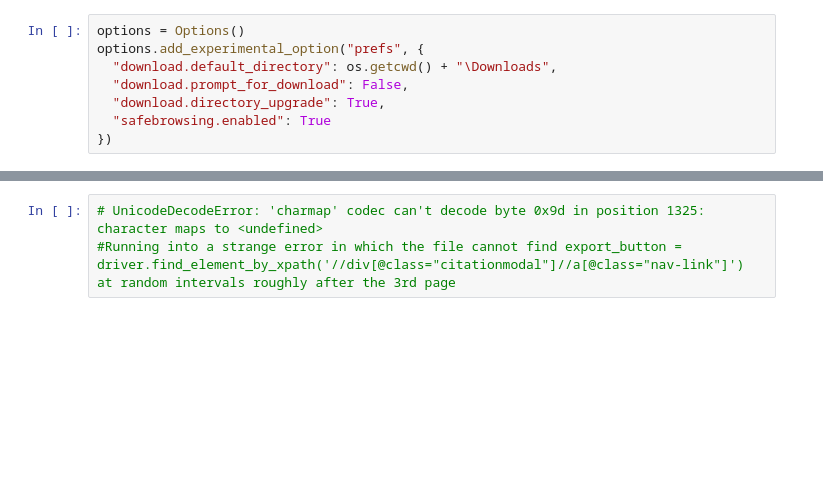
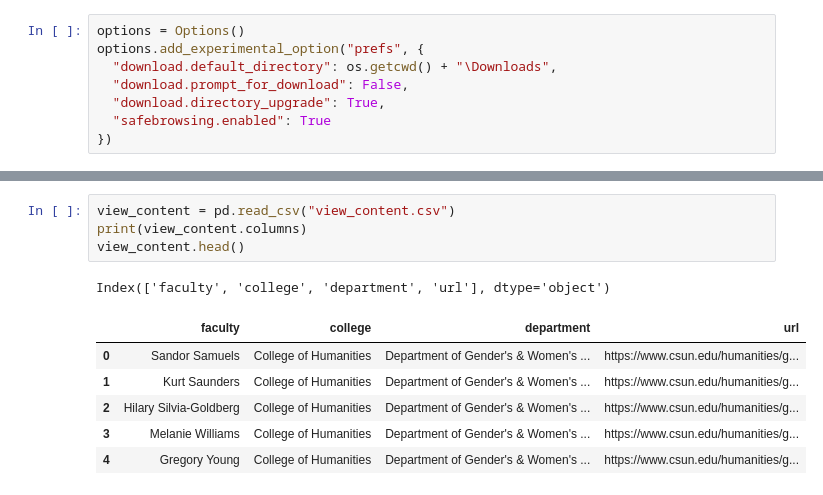
Before and after one commit to martinezjorge/Academic-Citation-Scrapers, a Jupyter notebook: findr.ipynb, the cells around one changed output, grey strips where cells are left out. Cells and saved outputs as stored; diff of their text form; blank space fills up the shorter version.

```diff
--- a/findr.ipynb
+++ b/findr.ipynb
@@ -83,3 +102,12 @@ NoSuchElementException: Message: no such element: Unable to locate element: {"me
-# %%
-# UnicodeDecodeError: 'charmap' codec can't decode byte 0x9d in position 1325: character maps to <undefined>
-#Running into a strange error in which the file cannot find export_button = driver.find_element_by_xpath('//div[@class="citationmodal"]//a[@class="nav-link"]') at random intervals roughly after the 3rd page
+# %%
+view_content = pd.read_csv("view_content.csv")
+print(view_content.columns)
+view_content.head()
+# %% [output]
+Index(['faculty', 'college', 'department', 'url'], dtype='object')
+|  | faculty | college | department | url |
+| 0 | Sandor Samuels | College of Humanities | Department of Gender's & Women's ... | https://www.csun.edu/humanities/g... |
+| 1 | Kurt Saunders | College of Humanities | Department of Gender's & Women's ... | https://www.csun.edu/humanities/g... |
+| 2 | Hilary Silvia-Goldberg | College of Humanities | Department of Gender's & Women's ... | https://www.csun.edu/humanities/g... |
+| 3 | Melanie Williams | College of Humanities | Department of Gender's & Women's ... | https://www.csun.edu/humanities/g... |
+| 4 | Gregory Young | College of Humanities | Department of Gender's & Women's ... | https://www.csun.edu/humanities/g... |
```
Also changed, not shown: parts of 7 cells of this notebook.
